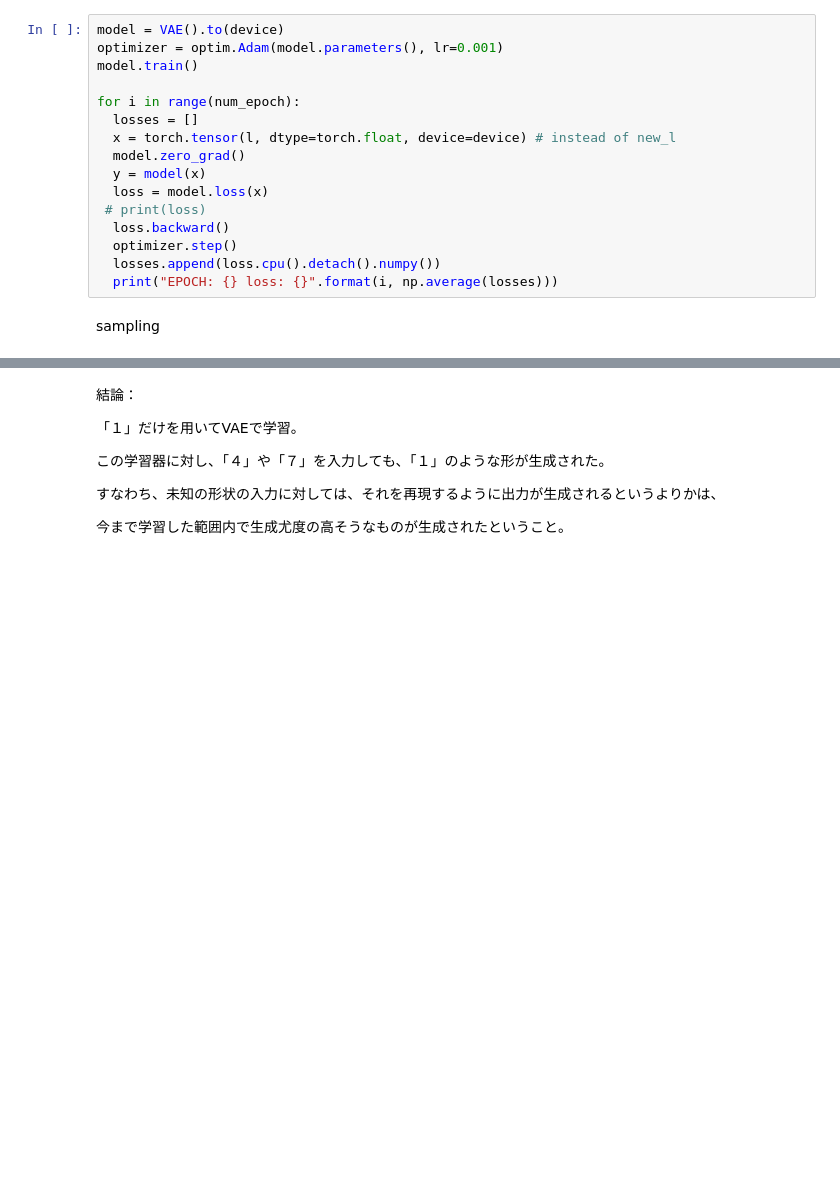
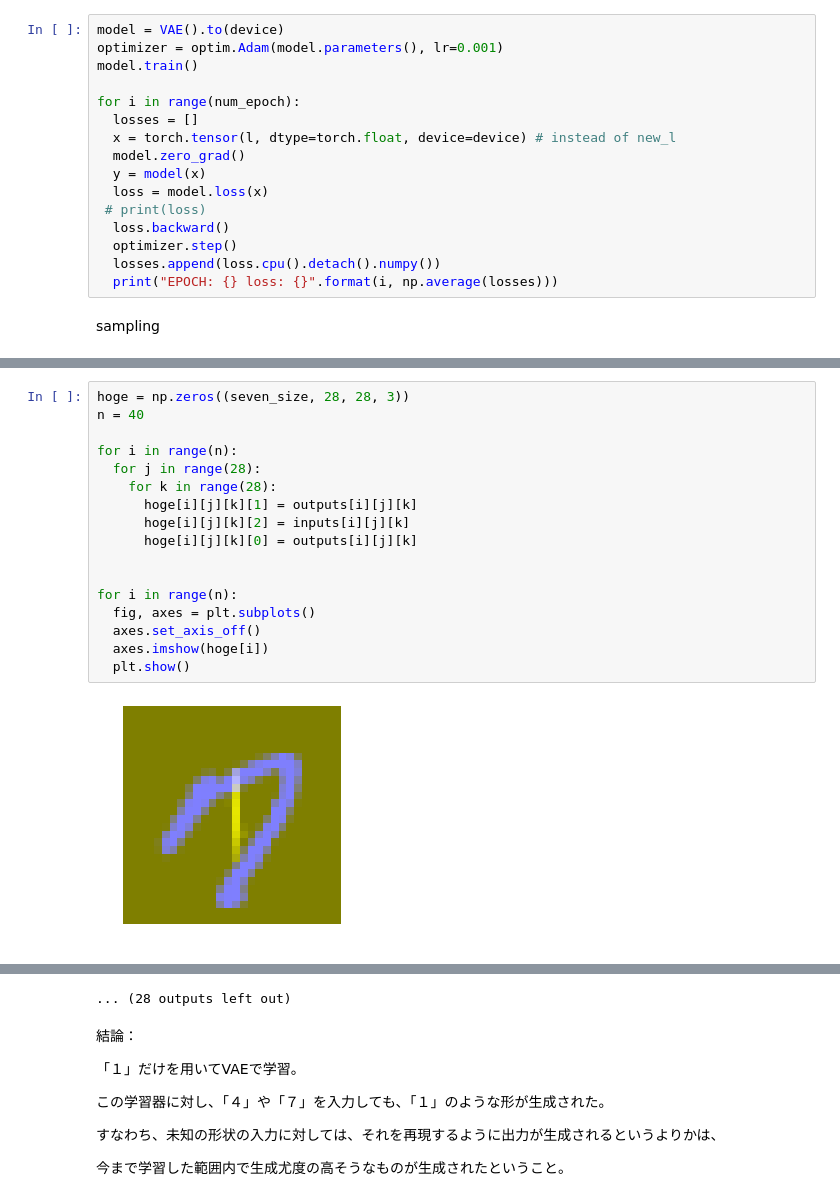
Before and after one commit to taiyo3/BookShelf, a Jupyter notebook: VAE_mnist.ipynb, the cells around one changed output, grey strips where cells are left out. Cells and saved outputs as stored; diff of their text form; blank space fills up the shorter version.

```diff
--- a/VAE_mnist.ipynb
+++ b/VAE_mnist.ipynb
@@ -254,0 +306,19 @@ for i in range(10):
+# %%
+hoge = np.zeros((seven_size, 28, 28, 3))
+n = 40
+
+for i in range(n):
+  for j in range(28):
+    for k in range(28):
+      hoge[i][j][k][1] = outputs[i][j][k]
+      hoge[i][j][k][2] = inputs[i][j][k]
+      hoge[i][j][k][0] = outputs[i][j][k]
+
+
+for i in range(n):
+  fig, axes = plt.subplots()
+  axes.set_axis_off()
+  axes.imshow(hoge[i])
+  plt.show()
+# %% [output]
+[figure, added]
@@ -255,3 +336,4 @@ for i in range(10):
+... (28 outputs left out)
 # %% [markdown]
 結論：
 
```
Also changed, not shown: parts of 7 cells of this notebook.
